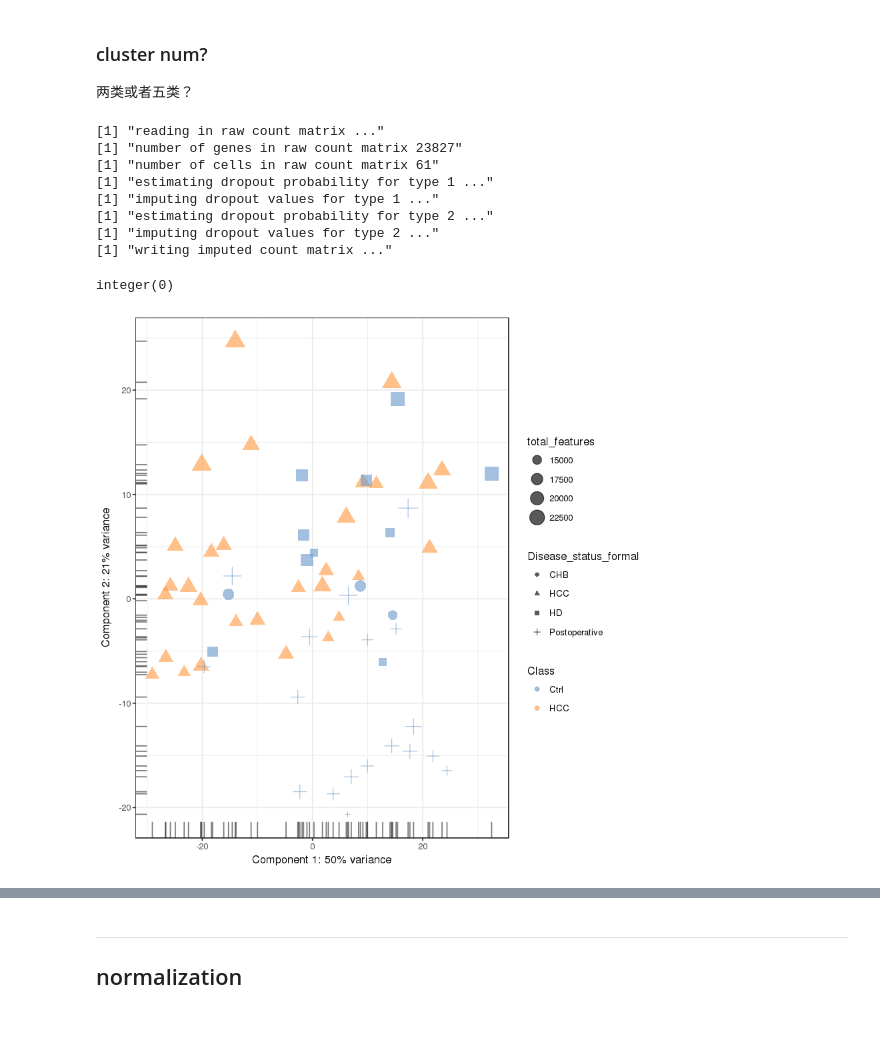
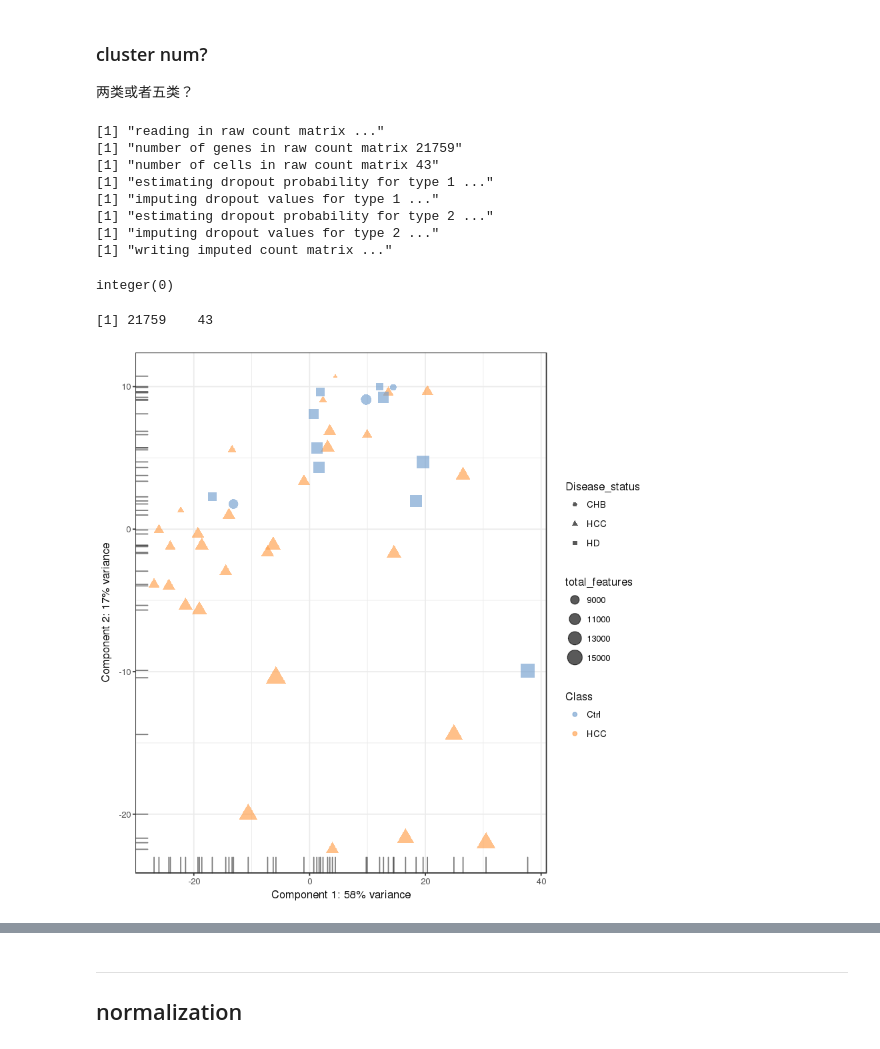
Before and after one commit to james20141606/exRNA, a Jupyter notebook: jupyter/simplified_QC&after_full_sample_use.ipynb, the cells around one changed output, grey strips where cells are left out. Drawn from its saved outputs; the diff is of its cells as text; code cells hidden in the pictures.

```diff
--- a/jupyter/simplified_QC&after_full_sample_use.ipynb
+++ b/jupyter/simplified_QC&after_full_sample_use.ipynb
@@ -185,7 +251,7 @@ spikeNames(0):
 # %%
 reads_ <- SingleCellExperiment(
     assays = list(counts = as.matrix(mx_)),
-    colData = wholeanno[wholeanno$sampleuse ==1,])
+    colData = wholeanno[useind,])
 reads_
 # %% [output]
 class: SingleCellExperiment
@@ -286,0 +373,9 @@ endog_genes <- !rowData(reads.qc)$is_feature_control
+# %%
+filter_genes <- apply(counts(reads_[, colData(reads_)$use]), 1, function(x) length(x[x >= 2]) >= 10)
+table(filter_genes)
+rowData(reads_)$use <- filter_genes
+reducedDim(reads_) <- NULL
+dim(reads_[rowData(reads_)$use, colData(reads_)$use])
+assay(reads_, "logcounts_raw") <- log2(counts(reads_) + 1)
+reads.qc_ <- reads_[rowData(reads_)$use, colData(reads_)$use]
+endog_genes <- !rowData(reads.qc_)$is_feature_control
@@ -309,3 +443,8 @@ plotPCA(
 # %% [markdown]
 ## imputation
+# %%
+suppressMessages(library("scImpute"))
+reads.qc <- readRDS("05.matrix/hcc_lulab.sequentialMap.homer.merged.clean.fulllengthnotrim61sample.rds")
+sampleLables <- c()
+for(i in colnames(reads.qc)){tmp <- as.character(wholeanno[which(wholeanno$Sample_ID==i),"Class"]); sampleLables <- c(sampleLables,tmp)}
 # %%
@@ -315,5 +463,0 @@ dim(reads.qc)
-# %%
-suppressMessages(library("scImpute"))
-reads.qc <- readRDS("05.matrix/hcc_lulab.sequentialMap.homer.merged.clean.fulllengthnotrim43sample.rds")
-sampleLables <- c()
-for(i in colnames(reads.qc)){tmp <- as.character(wholeanno[which(wholeanno$Sample_ID==i),"Class"]); sampleLables <- c(sampleLables,tmp)}
@@ -326,17 +474,21 @@ sum(counts(reads.qc)<0)
 两类或者五类？
 # %%
 scimpute(count_path = "05.matrix/hcc_lulab.sequentialMap.homer.merged.clean.fulllengthnotrim61sample.rds.csv", infile = "csv",
-         outfile = "txt", out_dir = "05.matrix/imputation/", Kcluster = 2, ncores = 2, labels = as.vector(sampleLables), labeled = TRUE)
+         outfile = "txt", out_dir = "05.matrix/imputation/", Kcluster = 5, ncores = 2, labels = as.vector(sampleLables), labeled = TRUE)
 # %% [output]
 [1] "reading in raw count matrix ..."
-[1] "number of genes in raw count matrix 23827"
-[1] "number of cells in raw count matrix 61"
+[1] "number of genes in raw count matrix 21759"
+[1] "number of cells in raw count matrix 43"
 [1] "estimating dropout probability for type 1 ..."
 [1] "imputing dropout values for type 1 ..."
 [1] "estimating dropout probability for type 2 ..."
 [1] "imputing dropout values for type 2 ..."
 [1] "writing imputed count matrix ..."
 integer(0)
+# %%
+dim(res.qc)
+# %% [output]
+[1] 21759    43
 # %%
 res.qc <- read.table("05.matrix/imputation/scimpute_count.txt")
 reads.qc.impute <- SingleCellExperiment(assays = list(counts = as.matrix(res.qc)), colData = colData(reads.qc))
@@ -346,10 +498,10 @@ assay(reads.qc.impute, "logcounts_raw") <- log2(counts(reads.qc.impute) + 1)
 # %%
 plotPCA(
     reads.qc.impute[endog_genes, ],
     exprs_values = "logcounts_raw",
     colour_by = "Class",
-    shape_by = "Disease_status_formal",
+    shape_by = "Disease_status",
     size_by = "total_features"
 )
 # %% [output]
-[figure, old version]
+[figure, new version]
```
Also changed, not shown: parts of 53 cells of this notebook, 48 other files.
